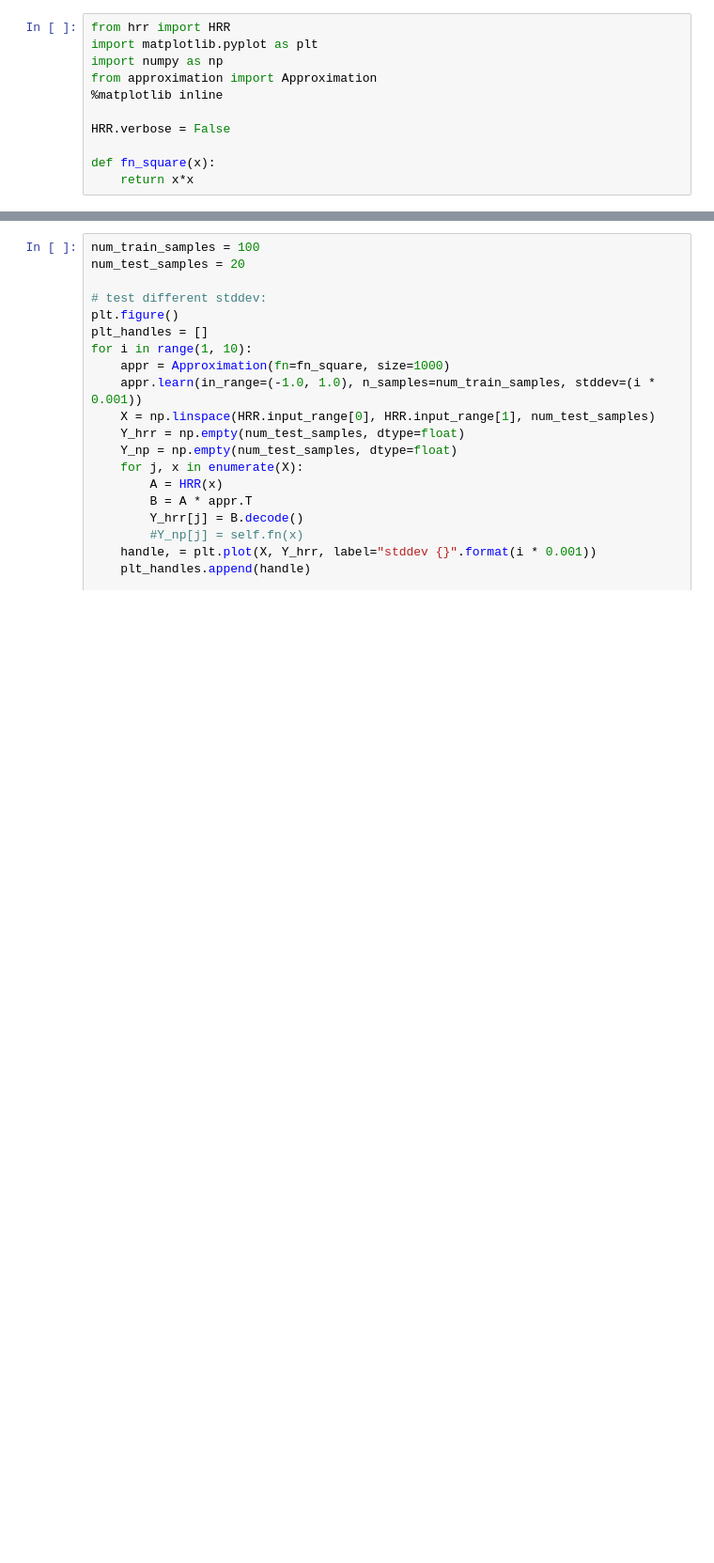
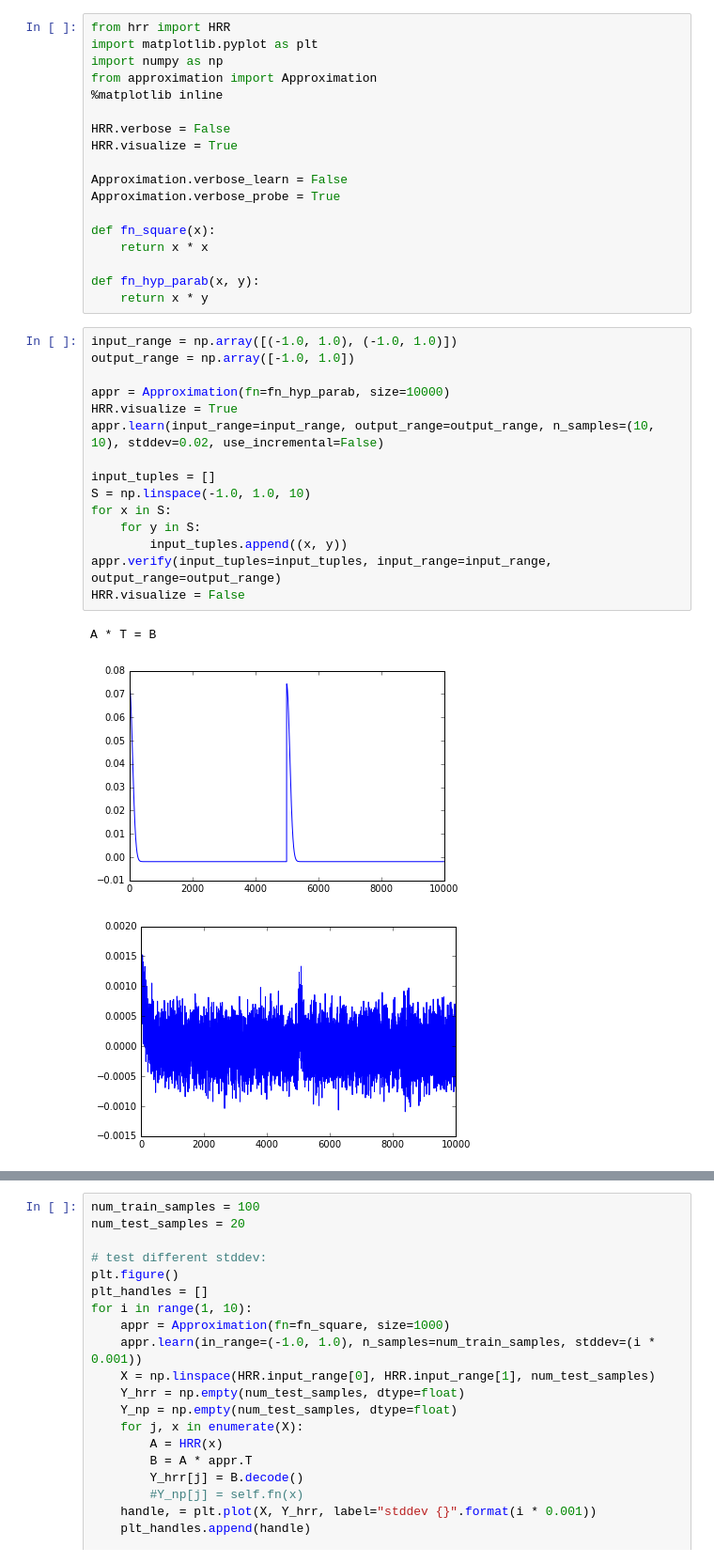
Before and after one commit to HBPNeurorobotics/holographic, a Jupyter notebook: vsa/HRR_approximation.ipynb, the cells around one changed output, grey strips where cells are left out. Shown at 94% size. Cells and saved outputs as stored; diff of their text form; blank space fills up the shorter version.

Commit message:
Update approximation notebook

```diff
--- a/vsa/HRR_approximation.ipynb
+++ b/vsa/HRR_approximation.ipynb
@@ -6,6 +6,32 @@ from approximation import Approximation
 %matplotlib inline
 
 HRR.verbose = False
+HRR.visualize = True
+
+Approximation.verbose_learn = False
+Approximation.verbose_probe = True
 
 def fn_square(x):
-    return x*x
+    return x * x
+
+def fn_hyp_parab(x, y):
+    return x * y
+# %%
+input_range = np.array([(-1.0, 1.0), (-1.0, 1.0)])
+output_range = np.array([-1.0, 1.0])
+
+appr = Approximation(fn=fn_hyp_parab, size=10000)
+HRR.visualize = True
+appr.learn(input_range=input_range, output_range=output_range, n_samples=(10, 10), stddev=0.02, use_incremental=False)
+
+input_tuples = []
+S = np.linspace(-1.0, 1.0, 10)
+for x in S:
+    for y in S:
+        input_tuples.append((x, y))
+appr.verify(input_tuples=input_tuples, input_range=input_range, output_range=output_range)
+HRR.visualize = False
+# %% [output]
+A * T = B
+[figure, added]
+[figure, added]
```
Also changed, not shown: parts of 5 cells of this notebook.
